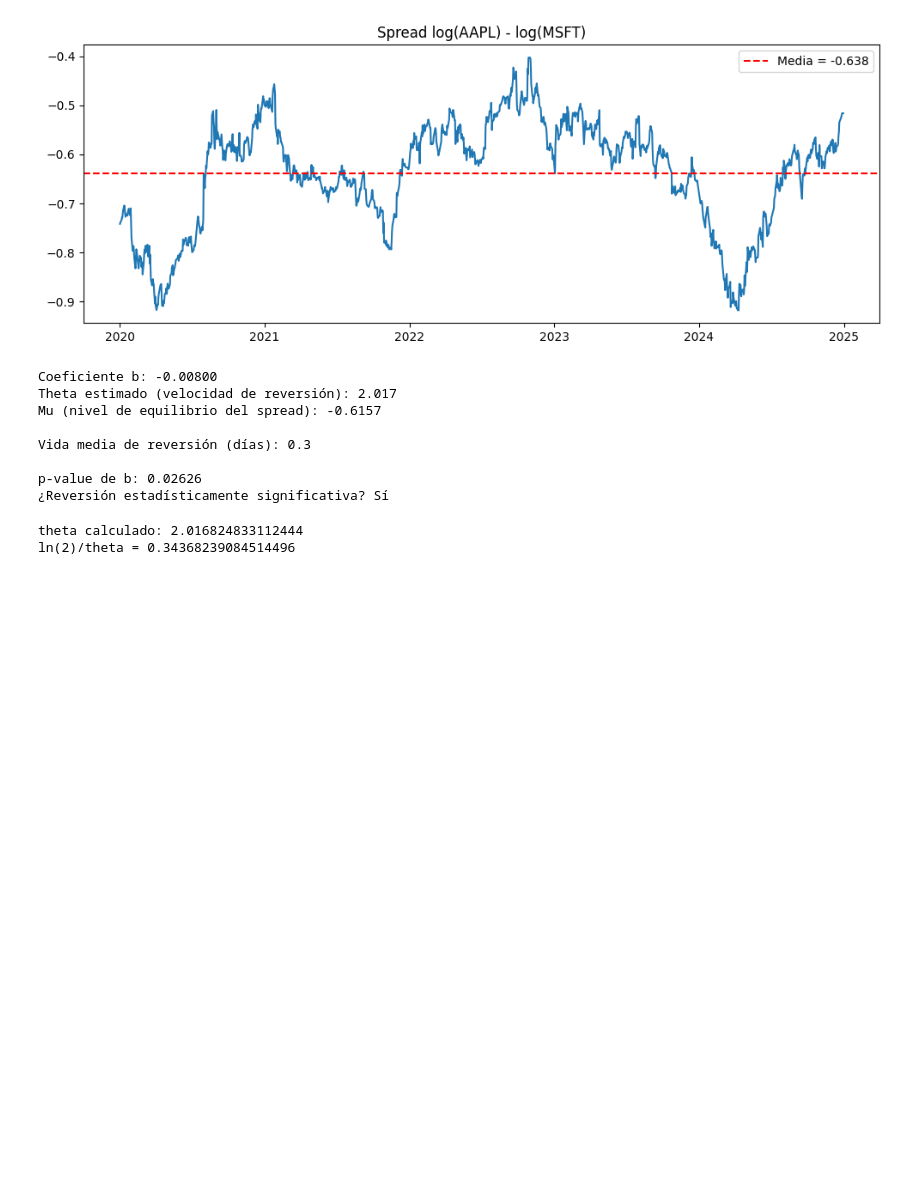
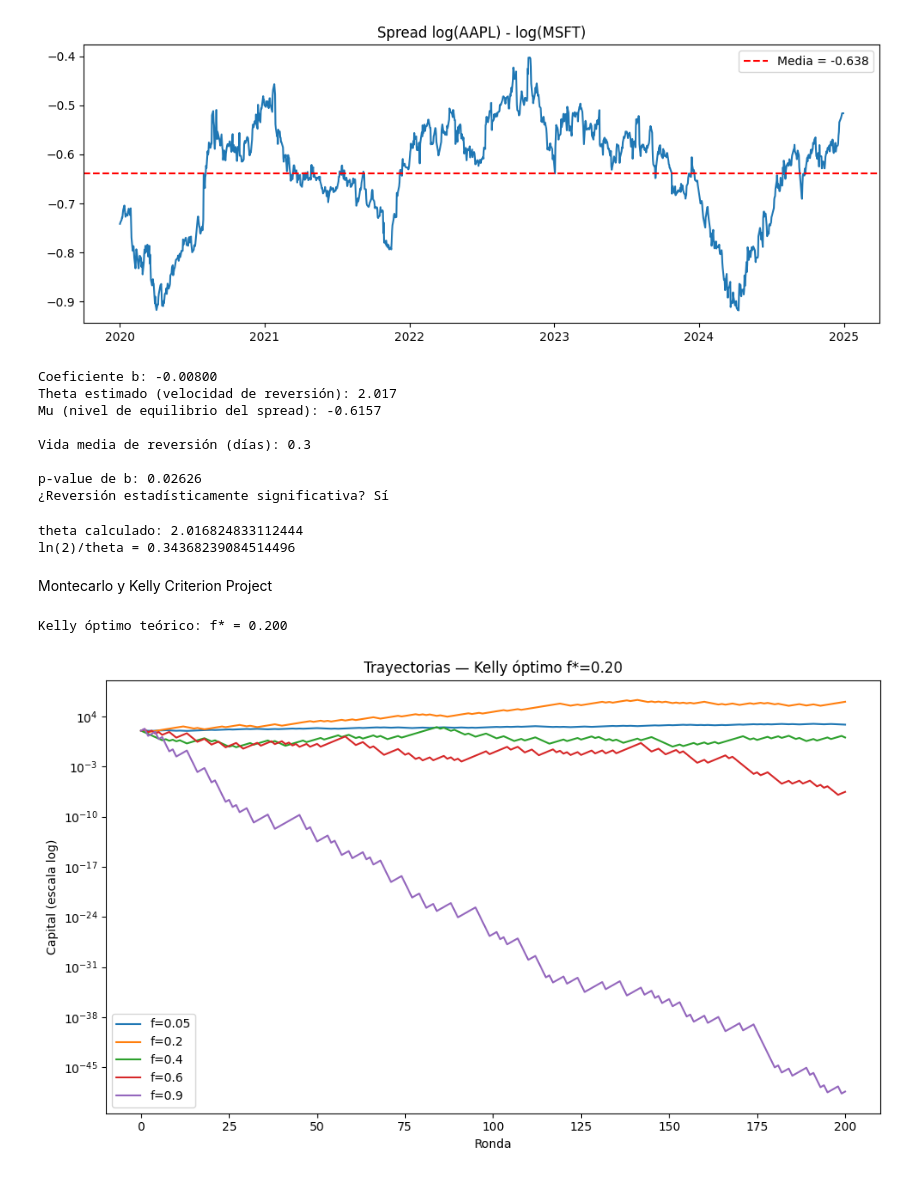
Before and after one commit to Petrack28/RoadMap2BecomeAQuant, a Jupyter notebook: 04-monte-carlo-risk/Semana 4.ipynb, the cells around one changed output. Saved outputs shown, nothing was run; the diff lists cells and outputs as text; code cells hidden in the pictures; blank space fills up the shorter version.

Commit message:
Project 4 closed: Monte Carlo simulation + Kelly Criterion, full vs fractional tradeoff

```diff
--- a/04-monte-carlo-risk/Semana 4.ipynb
+++ b/04-monte-carlo-risk/Semana 4.ipynb
@@ -137,3 +137,56 @@ print(f"ln(2)/theta = {np.log(2)/theta}")
 # %% [output]
 theta calculado: 2.016824833112444
 ln(2)/theta = 0.34368239084514496
+# %% [markdown]
+Montecarlo y Kelly Criterion Project
+# %%
+import numpy as np
+import matplotlib.pyplot as plt
+
+np.random.seed(42)
+
+p = 0.6       # probabilidad de ganar (edge asumido)
+b = 1         # payout: ganas 1x lo apostado si ganas
+kelly_optimo = p - (1-p)/b
+print(f"Kelly óptimo teórico: f* = {kelly_optimo:.3f}")
+# %% [output]
+Kelly óptimo teórico: f* = 0.200
+# %%
+n_rondas = 200
+n_simulaciones = 1000
+capital_inicial = 100
+fracciones = [0.05, 0.20, 0.40, 0.60, 0.90]
+
+resultados_finales = {}
+fig, ax = plt.subplots(figsize=(10, 6))
+
+for f in fracciones:
+    capitales_finales = []
+    trayectoria_ejemplo = [capital_inicial]
+    capital = capital_inicial
+
+    for ronda in range(n_rondas):
+        gana = np.random.random() < p
+        capital = capital * (1 + f*b) if gana else capital * (1 - f)
+        trayectoria_ejemplo.append(capital)
+
+    ax.plot(trayectoria_ejemplo, label=f"f={f}")
+
+    for _ in range(n_simulaciones):
+        capital_sim = capital_inicial
+        for ronda in range(n_rondas):
+            gana = np.random.random() < p
+            capital_sim = capital_sim * (1 + f*b) if gana else capital_sim * (1 - f)
+        capitales_finales.append(capital_sim)
+
+    resultados_finales[f] = capitales_finales
+
+ax.set_yscale('log')
+ax.set_title(f"Trayectorias — Kelly óptimo f*={kelly_optimo:.2f}")
+ax.set_xlabel("Ronda")
+ax.set_ylabel("Capital (escala log)")
+ax.legend()
+plt.tight_layout()
+plt.show()
+# %% [output]
+[figure, added]
```
Also changed, not shown: parts of 2 cells of this notebook, 2 other files.
